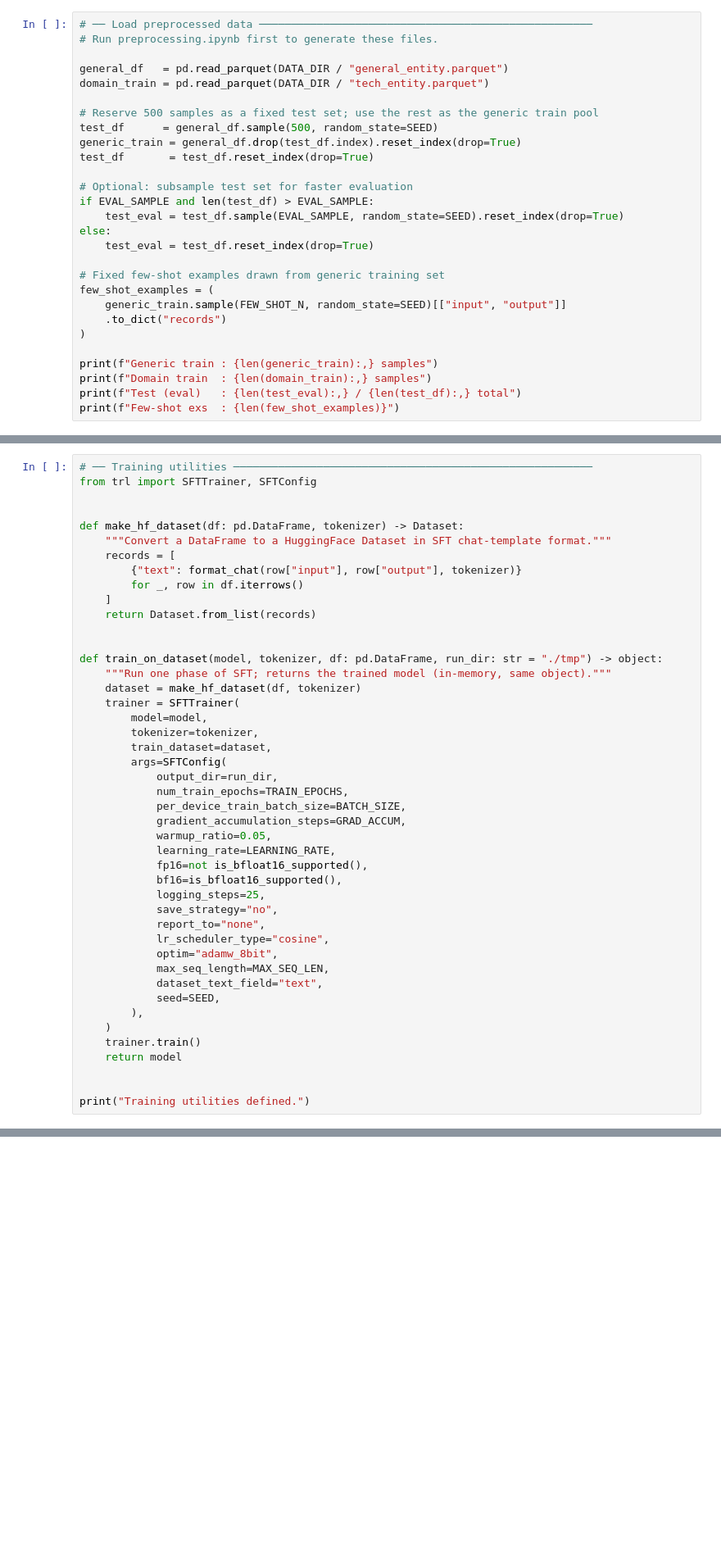
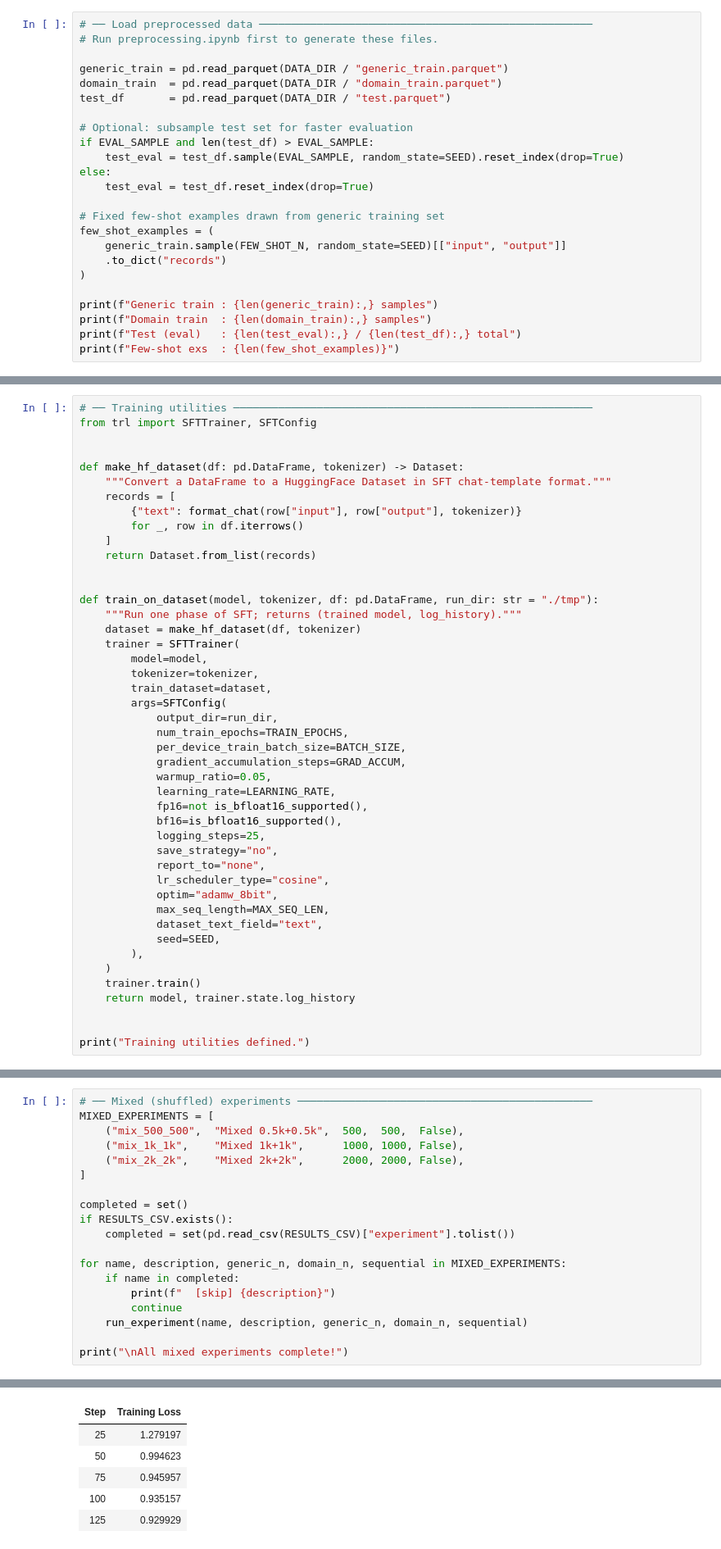
Before and after one commit to Dededon/stat359-project, a Jupyter notebook: finetune_qwen35_9b.ipynb, the cells around one changed output, grey strips where cells are left out. Shown at 82% size. Cells and saved outputs as stored; diff of their text form; blank space fills up the shorter version.

Commit message:
Finished training

```diff
--- a/finetune_qwen35_9b.ipynb
+++ b/finetune_qwen35_9b.ipynb
@@ -101,13 +176,9 @@ print("Utilities loaded.")
 # ── Load preprocessed data ────────────────────────────────────────────────────
 # Run preprocessing.ipynb first to generate these files.
 
-general_df   = pd.read_parquet(DATA_DIR / "general_entity.parquet")
-domain_train = pd.read_parquet(DATA_DIR / "tech_entity.parquet")
-
-# Reserve 500 samples as a fixed test set; use the rest as the generic train pool
-test_df      = general_df.sample(500, random_state=SEED)
-generic_train = general_df.drop(test_df.index).reset_index(drop=True)
-test_df       = test_df.reset_index(drop=True)
+generic_train = pd.read_parquet(DATA_DIR / "generic_train.parquet")
+domain_train  = pd.read_parquet(DATA_DIR / "domain_train.parquet")
+test_df       = pd.read_parquet(DATA_DIR / "test.parquet")
 
 # Optional: subsample test set for faster evaluation
 if EVAL_SAMPLE and len(test_df) > EVAL_SAMPLE:
@@ -334,8 +261,8 @@ def make_hf_dataset(df: pd.DataFrame, tokenizer) -> Dataset:
     return Dataset.from_list(records)
 
 
-def train_on_dataset(model, tokenizer, df: pd.DataFrame, run_dir: str = "./tmp") -> object:
-    """Run one phase of SFT; returns the trained model (in-memory, same object)."""
+def train_on_dataset(model, tokenizer, df: pd.DataFrame, run_dir: str = "./tmp"):
+    """Run one phase of SFT; returns (trained model, log_history)."""
     dataset = make_hf_dataset(df, tokenizer)
     trainer = SFTTrainer(
         model=model,
@@ -361,7 +288,7 @@ def train_on_dataset(model, tokenizer, df: pd.DataFrame, run_dir: str = "./tmp")
         ),
     )
     trainer.train()
-    return model
+    return model, trainer.state.log_history
 
 
 print("Training utilities defined.")
@@ -532,0 +576,20 @@ print("\nAll experiments complete!")
+# %%
+# ── Mixed (shuffled) experiments ──────────────────────────────────────────────
+MIXED_EXPERIMENTS = [
+    ("mix_500_500",  "Mixed 0.5k+0.5k",  500,  500,  False),
+    ("mix_1k_1k",    "Mixed 1k+1k",      1000, 1000, False),
+    ("mix_2k_2k",    "Mixed 2k+2k",      2000, 2000, False),
+]
+
+completed = set()
+if RESULTS_CSV.exists():
+    completed = set(pd.read_csv(RESULTS_CSV)["experiment"].tolist())
+
+for name, description, generic_n, domain_n, sequential in MIXED_EXPERIMENTS:
+    if name in completed:
+        print(f"  [skip] {description}")
+        continue
+    run_experiment(name, description, generic_n, domain_n, sequential)
+
+print("\nAll mixed experiments complete!")
+# %% [output]
@@ -532,0 +616,6 @@ print("\nAll experiments complete!")
+| Step | Training Loss |
+| 25 | 1.279197 |
+| 50 | 0.994623 |
+| 75 | 0.945957 |
+| 100 | 0.935157 |
+| 125 | 0.929929 |
```
Also changed, not shown: parts of 28 cells of this notebook, 2 other files.
